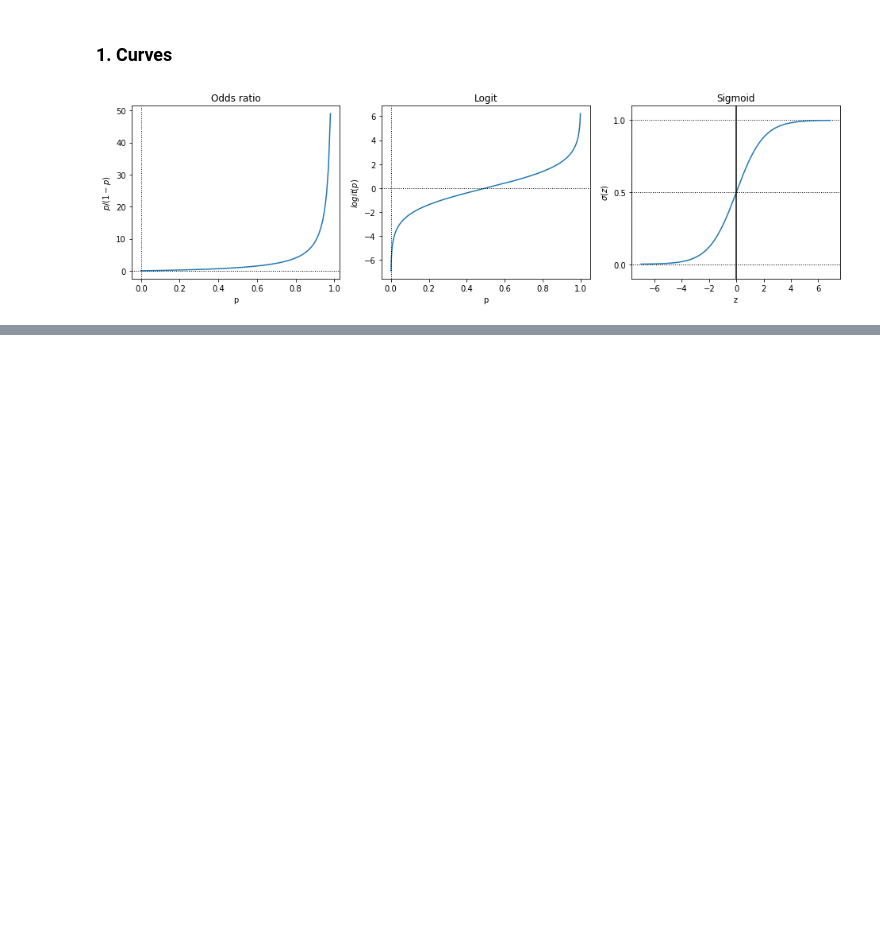
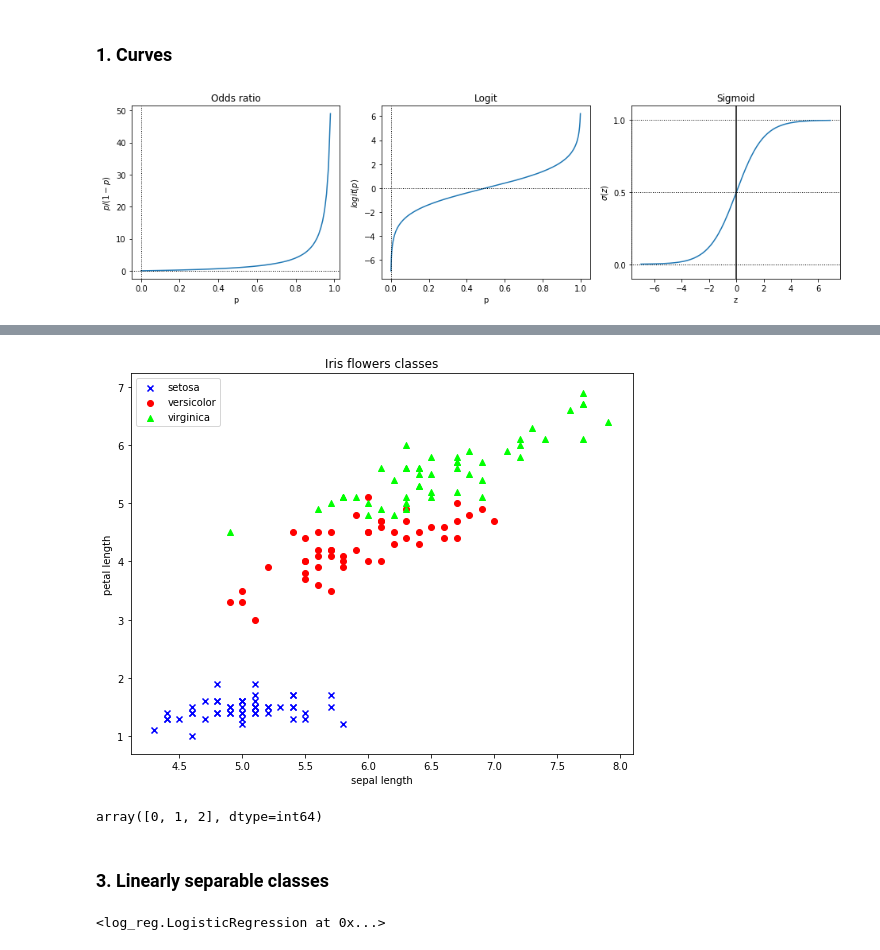
Before and after one commit to IwanVonNeumann/log-reg, a Jupyter notebook: log-reg-demo.ipynb, the cells around one changed output, grey strips where cells are left out. Cells and saved outputs as stored; diff of their text form; code cells hidden in the pictures; blank space fills up the shorter version.

```diff
--- a/log-reg-demo.ipynb
+++ b/log-reg-demo.ipynb
@@ -56,0 +68,2 @@ plt.show()
+# %%
+df = load_iris_data()
@@ -56,0 +83,9 @@ plt.show()
+# %%
+plt.figure(figsize=(9, 7))
+classes_scatter_plot(df)
+# %% [output]
+[figure, added]
+# %%
+df['int_class'].unique()
+# %% [output]
+array([0, 1, 2], dtype=int64)
@@ -56,0 +95,2 @@ plt.show()
+# %% [markdown]
+### 3. Linearly separable classes
@@ -56,0 +109,4 @@ plt.show()
+# %%
+log_reg.fit(X_train, y_train)
+# %% [output]
+<log_reg.LogisticRegression at 0x...>
```
Also changed, not shown: parts of 26 cells of this notebook, 8 other files.
